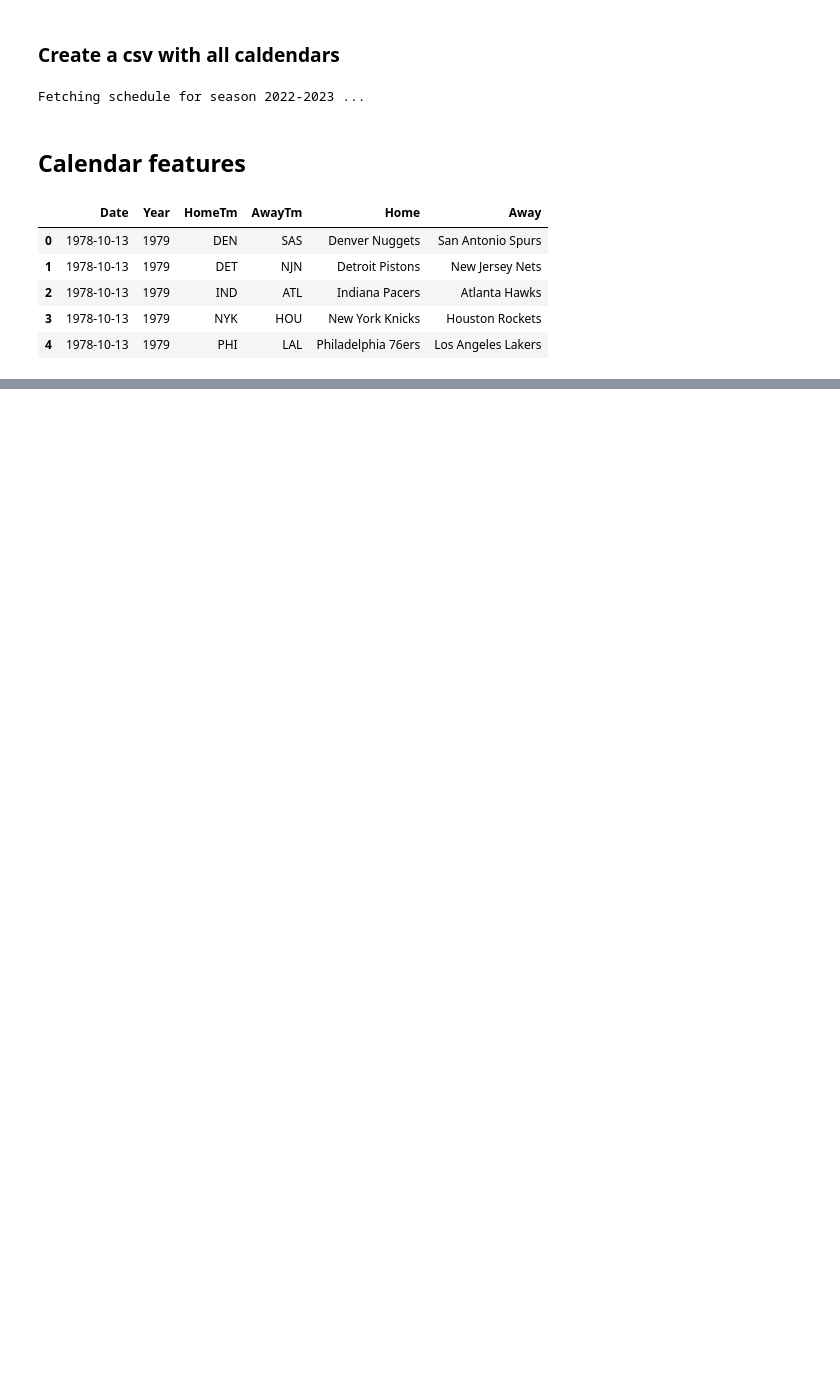
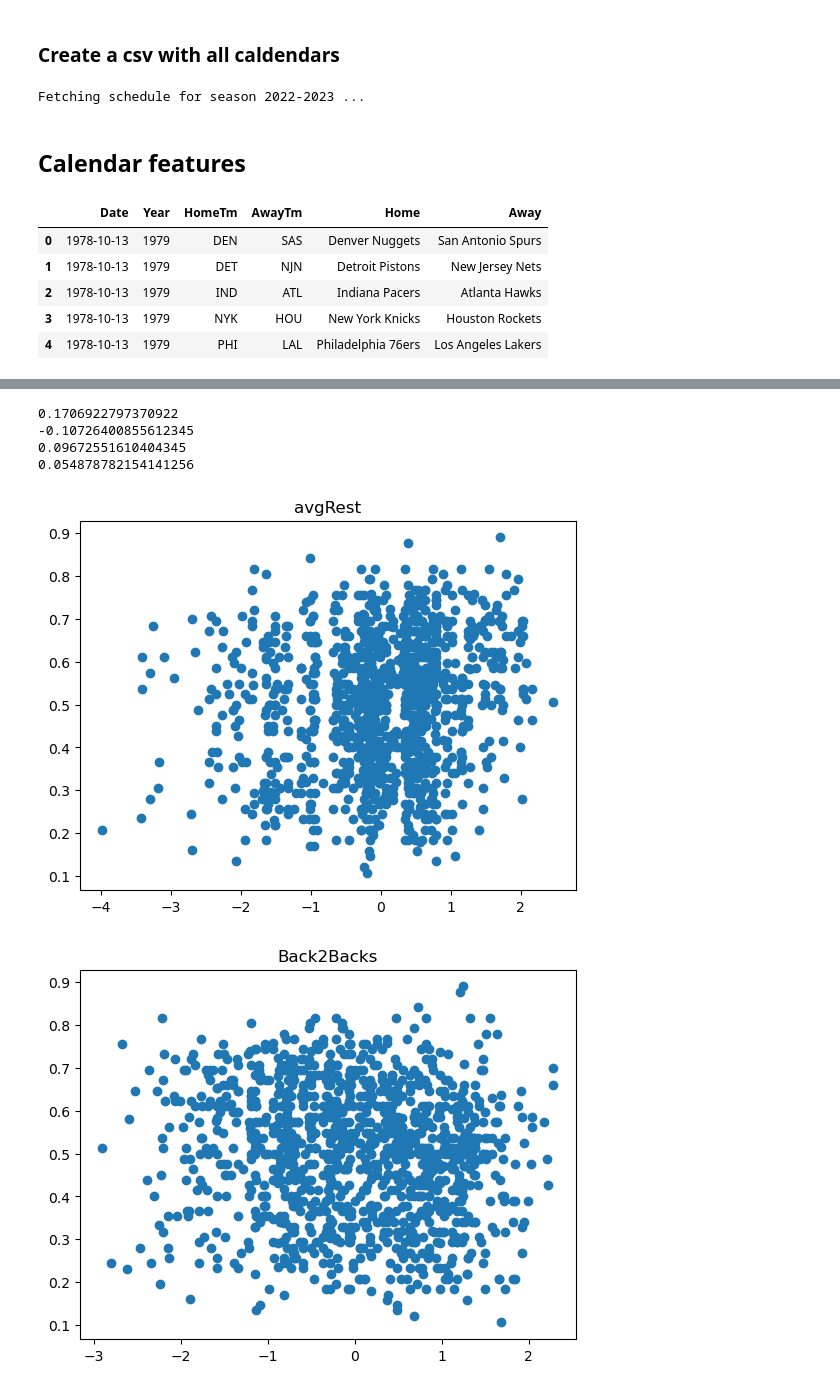
Before and after one commit to martinbog19/balling-on-the-edge, a Jupyter notebook: calendar_features.ipynb, the cells around one changed output, grey strips where cells are left out. Saved outputs shown, nothing was run; the diff lists cells and outputs as text; code cells hidden in the pictures; blank space fills up the shorter version.

Commit message:
finalize calendar features

```diff
--- a/calendar_features.ipynb
+++ b/calendar_features.ipynb
@@ -35,14 +76,25 @@ data.head()
 # %%
 def ComputeCalendarFeatures(tm, year) :
 
+    # Select the games for the input year and team
     games = data.copy()[((data['HomeTm'] == tm) | (data['AwayTm'] == tm)) & (data['Year'] == year)]
     games['Date'] = pd.to_datetime(games['Date'])
+
+    # Compute the average days of rest and # back to backs
     games['Day'] = games['Date'].apply(lambda x: x.date())
-
     avgRest = games['Date'].diff().mean().total_seconds() / 3600 / 24
     numBack2Back = (games['Day'].diff().apply(lambda x: x.total_seconds() / 3600 / 24) <= 1).sum()
 
-    return pd.DataFrame(zip([tm], [year], [avgRest], [numBack2Back]), columns = ['Tm', 'Year', 'avgRest', 'numBack2Back'])
+    # Compute the total distance traveled upper and lower bounds
+    coords = [(x, y) for x, y in zip(games['lat'], games['lng'])]
+    tmCoords = (games[games['HomeTm'] == tm].lat.values[0], games[games['HomeTm'] == tm].lng.values[0])
+    games['Distance'] = [np.nan] + [geodesic(pt1, pt2).kilometers for pt1, pt2 in zip(coords[:-1], coords[1:])]
+    games['RoadtripDistance'] = [2 * geodesic(pt, tmCoords).kilometers for pt in coords]
+    distLB = games['Distance'].sum()
+    distUB = games['RoadtripDistance'].sum()
+
+    return pd.DataFrame(zip([tm], [year], [avgRest], [numBack2Back], [distLB], [distUB]),
+                        columns = ['Tm', 'Year', 'avgRest', 'Back2Backs', 'distTraveledLB', 'distTraveledUB'])
 # %%
 rows = []
 for year in data['Year'].unique() :
@@ -69,4 +114,6 @@ dataSchedule.head()
-# %%
-groupYear = dataSchedule.groupby('Year')
-dataSchedule['avgRest'] = (dataSchedule['avgRest'] - groupYear['avgRest'].transform('mean')) / groupYear['avgRest'].transform('std')
-dataSchedule['numBack2Back'] = (dataSchedule['numBack2Back'] - groupYear['numBack2Back'].transform('mean')) / groupYear['numBack2Back'].transform('std')
+# %%
+# Normalize features by year
+groupYear = dataSchedule.groupby('Year')
+features = ['avgRest', 'Back2Backs', 'distTraveledLB', 'distTraveledUB']
+for feature in features :
+    dataSchedule[feature] = (dataSchedule[feature] - groupYear[feature].transform('mean')) / groupYear[feature].transform('std')
@@ -176,0 +125,18 @@ dataex[((dataex['HomeTm'] == 'NYK') | (dataex['AwayTm'] == 'NYK')) & (dataex['Ye
+# %%
+### SMALL ASSESSMENT OF PREDICTIVE CAPABILITIES OF CALENDAR FEATURES
+y = pd.read_csv('data/target_1979-2023.csv')
+dataSchedule = dataSchedule.merge(y)
+# %%
+for f in features :
+
+    plt.figure()
+    plt.title(f)
+    plt.scatter(dataSchedule[f], dataSchedule['W/L%'])
+    print(np.corrcoef(dataSchedule[f], dataSchedule['W/L%'])[0,1])
+# %% [output]
+0.1706922797370922
+-0.10726400855612345
+0.09672551610404345
+0.054878782154141256
+[figure, added]
+[figure, added]
```
Also changed, not shown: parts of 21 cells of this notebook, 5 other files.
